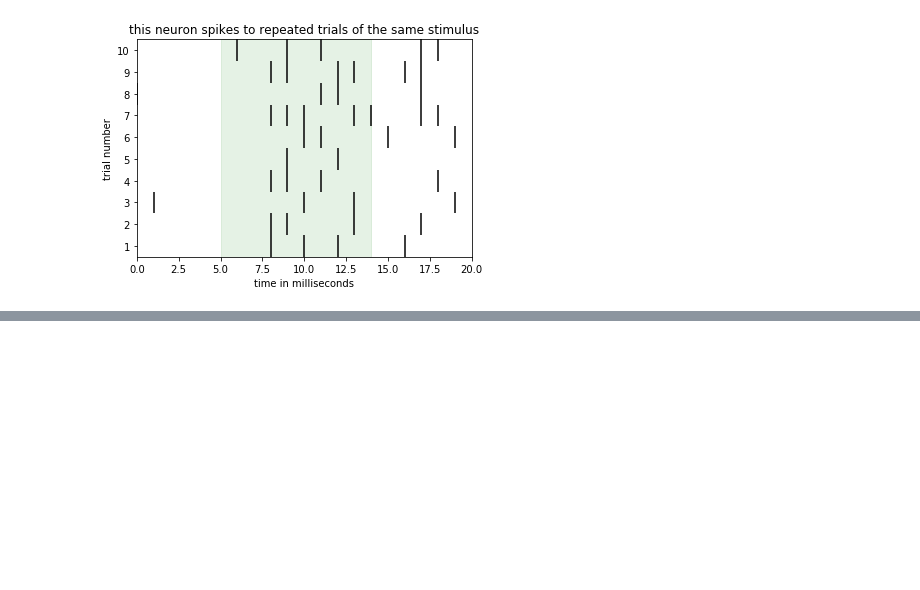
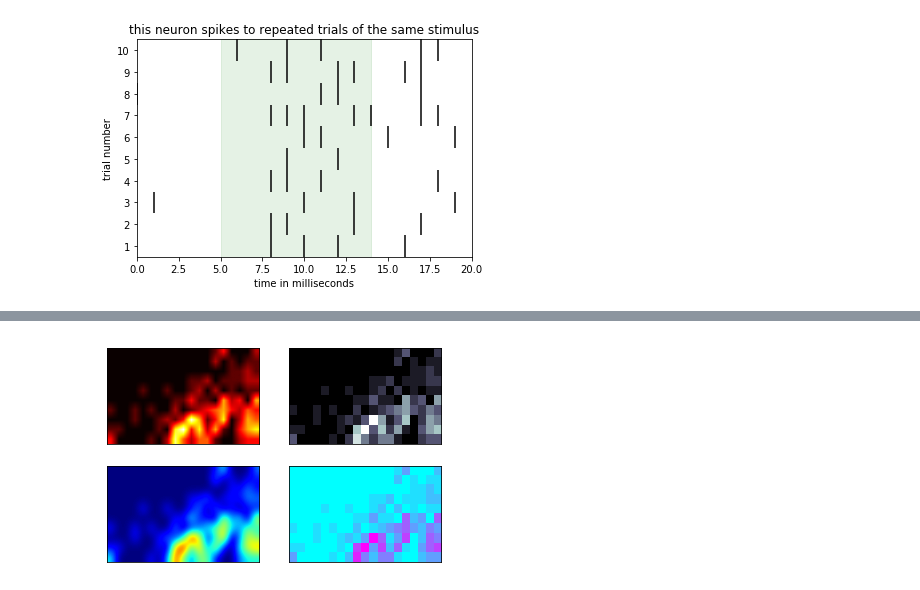
Before and after one commit to egmcbride/Neural_Data_Science_practice, a Jupyter notebook: Chapter 3- Wrangling spike trains.ipynb, the cells around one changed output, grey strips where cells are left out. Saved outputs shown, nothing was run; the diff lists cells and outputs as text; code cells hidden in the pictures; blank space fills up the shorter version.

```diff
--- a/Chapter 3- Wrangling spike trains.ipynb
+++ b/Chapter 3- Wrangling spike trains.ipynb
@@ -67,0 +175,20 @@ plt.show()
+# %%
+# multiple heat map types
+
+fig=plt.figure()
+ax=plt.subplot(221)
+aa=ax.imshow(nbar_sort.values(),cmap='hot',interpolation='bilinear',aspect=1.2)
+plt.yticks([]); plt.xticks([])
+ax = plt.subplot(222)
+aa = ax.imshow(nbar_sort.values(),cmap='bone',interpolation='nearest',aspect=1.2)
+plt.yticks([]); plt.xticks([])
+ax = plt.subplot(223)
+aa = ax.imshow(nbar_sort.values(),cmap='jet',interpolation='bicubic',aspect=1.2)
+plt.yticks([]); plt.xticks([])
+ax = plt.subplot(224)
+aa = ax.imshow(nbar_sort.values(),cmap='cool',interpolation='nearest',aspect=1.2)
+plt.yticks([]); plt.xticks([])
+plt.savefig('Figure 3.11 4 heatmaps no labels.png')
+plt.show()
+# %% [output]
+[figure, added]
```
Also changed, not shown: parts of 3 cells of this notebook, 3 other files.
